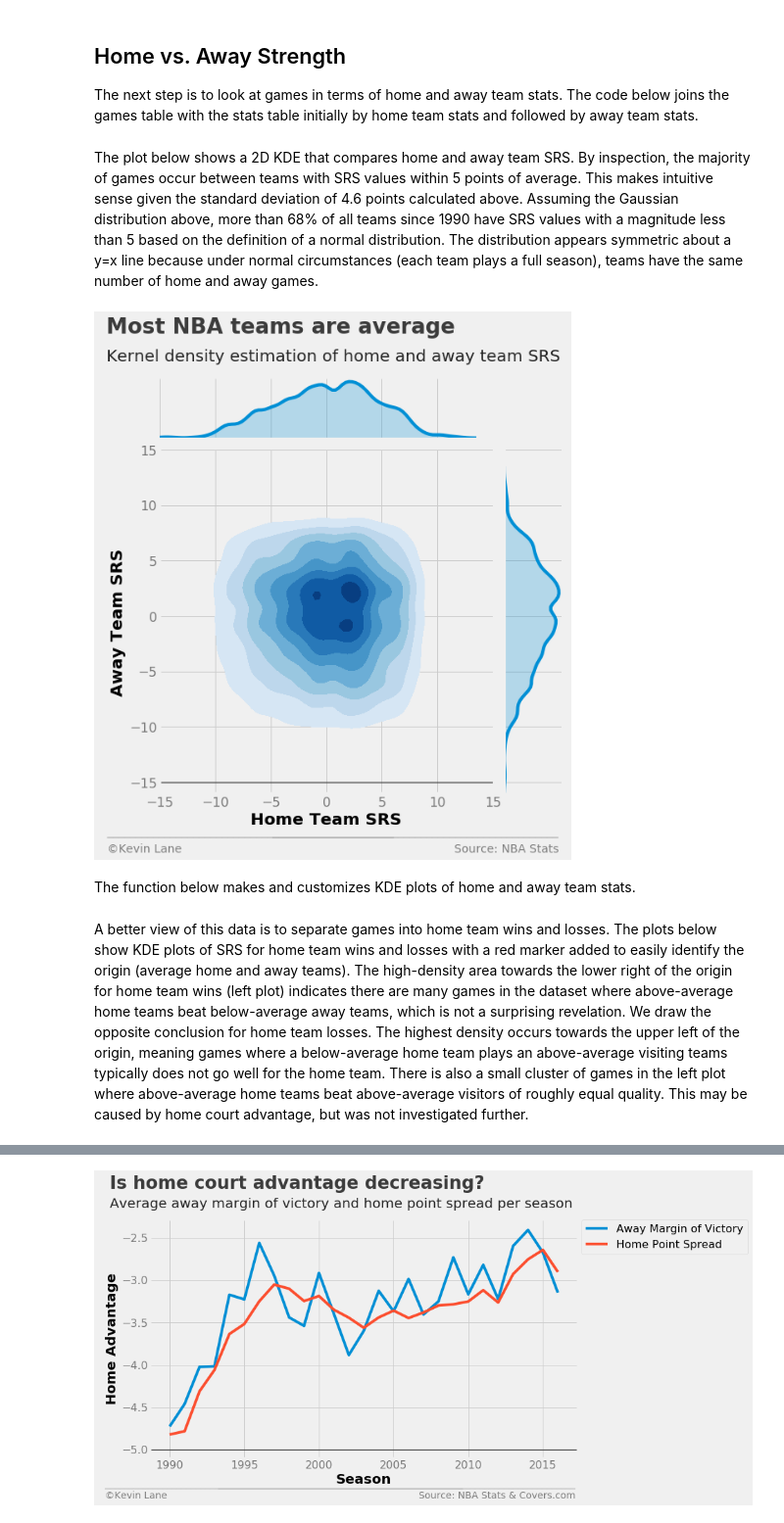
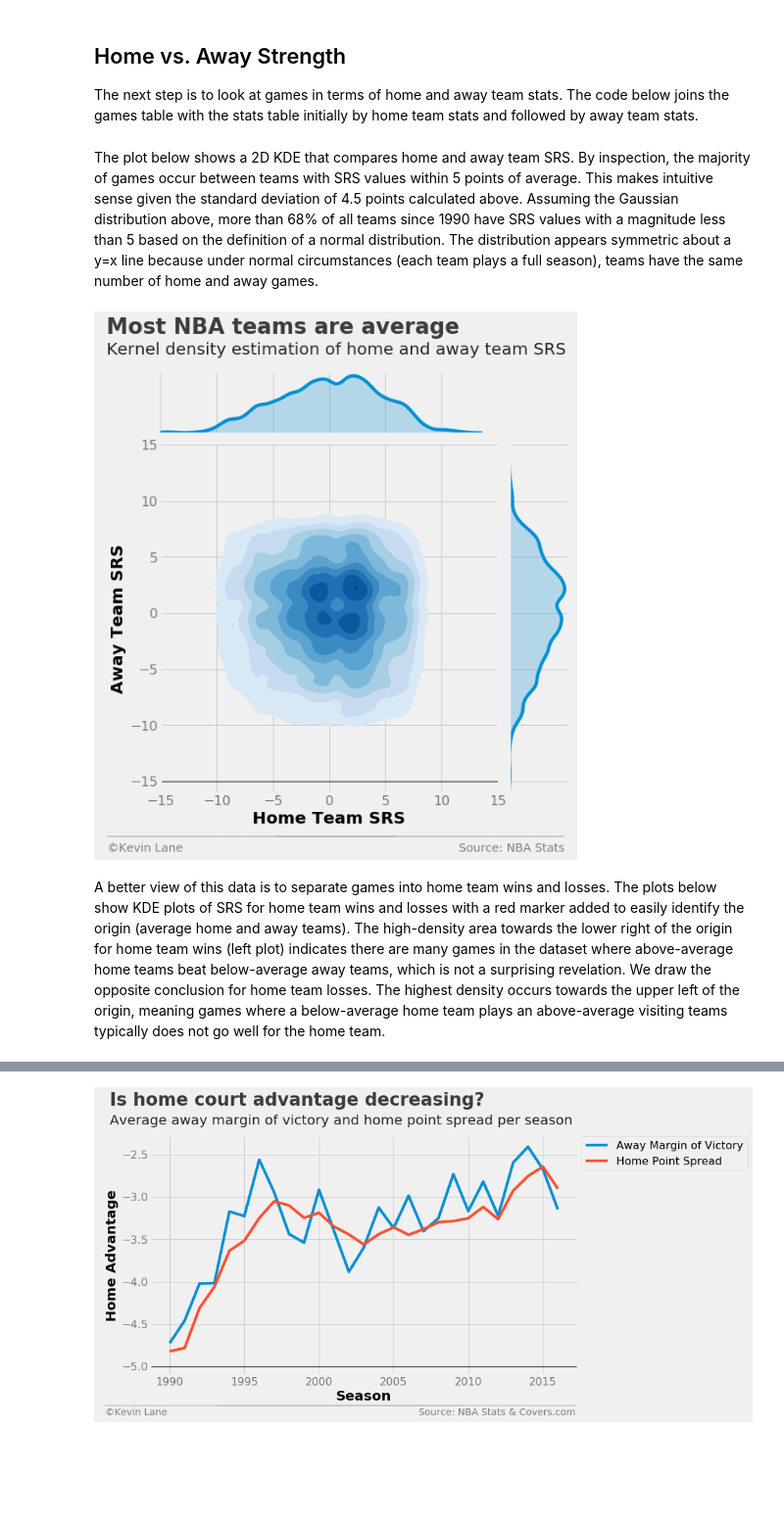
Before and after one commit to cedev935/databall-betting, a Jupyter notebook: notebooks/data-exploration.ipynb, the cells around one changed output, grey strips where cells are left out. Shown at 98% size. Saved outputs shown, nothing was run; the diff lists cells and outputs as text; code cells hidden in the pictures; blank space fills up the shorter version.

```diff
--- a/notebooks/data-exploration.ipynb
+++ b/notebooks/data-exploration.ipynb
@@ -347,19 +364,17 @@ games = games.merge(seasons, left_on=['SEASON', 'HOME_TEAM_ID'], right_on=['SEAS
 games = games.merge(seasons, left_on=['SEASON', 'AWAY_TEAM_ID'], right_on=['SEASON', 'TEAM_ID'],
                     suffixes=('', '_AWAY'))
 # %% [markdown]
-The plot below shows a 2D KDE that compares home and away team SRS. By inspection, the majority of games occur between teams with SRS values within 5 points of average. This makes intuitive sense given the standard deviation of 4.6 points calculated above. Assuming the Gaussian distribution above, more than 68% of all teams since 1990 have SRS values with a magnitude less than 5 based on the definition of a normal distribution. The distribution appears symmetric about a y=x line because under normal circumstances (each team plays a full season), teams have the same number of home and away games.
+The plot below shows a 2D KDE that compares home and away team SRS. By inspection, the majority of games occur between teams with SRS values within 5 points of average. This makes intuitive sense given the standard deviation of 4.5 points calculated above. Assuming the Gaussian distribution above, more than 68% of all teams since 1990 have SRS values with a magnitude less than 5 based on the definition of a normal distribution. The distribution appears symmetric about a y=x line because under normal circumstances (each team plays a full season), teams have the same number of home and away games.
 # %%
 ax = sns.jointplot(x='TEAM_SRS', y='TEAM_SRS_AWAY', data=games, kind='kde', cmap='Blues',
                    shade_lowest=False, stat_func=None, xlim=(-15, 15), ylim=(-15, 15), size=8)
 ax.set_axis_labels(xlabel='Home Team SRS', ylabel='Away Team SRS')
 
 plt.ylim(-16)
 title = 'Most NBA teams are average'
 subtitle = '''Kernel density estimation of home and away team SRS'''
 format_538(plt.gcf(), 'NBA Stats', ax=ax.ax_joint, title=title, subtitle=subtitle, xoff=(-0.18, 1.22),
-           yoff=(-0.12, -0.17), toff=(-0.16, 1.34), soff=(-0.16, 1.26), bottomtick=-15, n=50)
+           yoff=(-0.12, -0.17), toff=(-0.16, 1.32), soff=(-0.16, 1.26), bottomtick=-15, n=50)
 plt.show()
 # %% [output]
-[figure, old version]
+[figure, new version]
-# %% [markdown]
-The function below makes and customizes KDE plots of home and away team stats.
@@ -378,5 +381,5 @@ def kde(data, stat, label, title, ax):
 # %% [markdown]
-A better view of this data is to separate games into home team wins and losses. The plots below show KDE plots of SRS for home team wins and losses with a red marker added to easily identify the origin (average home and away teams). The high-density area towards the lower right of the origin for home team wins (left plot) indicates there are many games in the dataset where above-average home teams beat below-average away teams, which is not a surprising revelation. We draw the opposite conclusion for home team losses. The highest density occurs towards the upper left of the origin, meaning games where a below-average home team plays an above-average visiting teams typically does not go well for the home team. There is also a small cluster of games in the left plot where above-average home teams beat above-average visitors of roughly equal quality. This may be caused by home court advantage, but was not investigated further.
+A better view of this data is to separate games into home team wins and losses. The plots below show KDE plots of SRS for home team wins and losses with a red marker added to easily identify the origin (average home and away teams). The high-density area towards the lower right of the origin for home team wins (left plot) indicates there are many games in the dataset where above-average home teams beat below-average away teams, which is not a surprising revelation. We draw the opposite conclusion for home team losses. The highest density occurs towards the upper left of the origin, meaning games where a below-average home team plays an above-average visiting teams typically does not go well for the home team.
 # %%
 fig = plt.figure(figsize=(14, 6))
 ax1 = plt.subplot(121)
```
Also changed, not shown: parts of 52 cells of this notebook.
